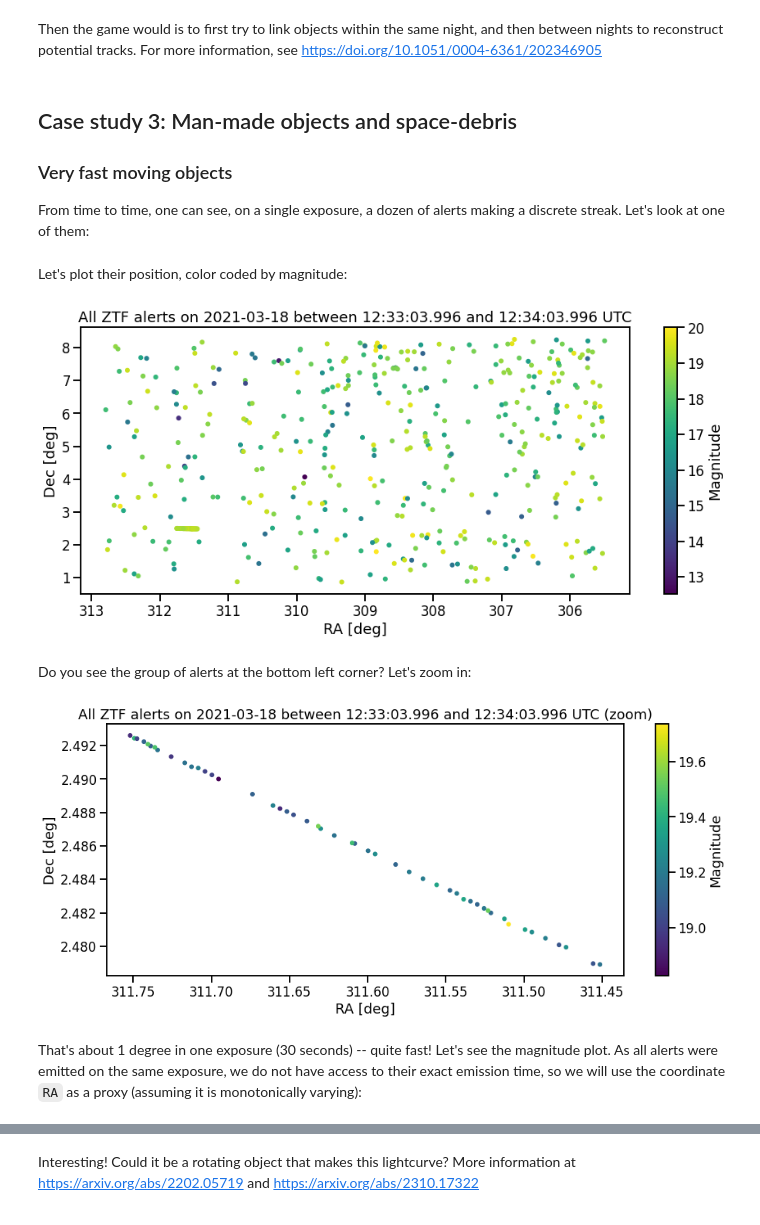
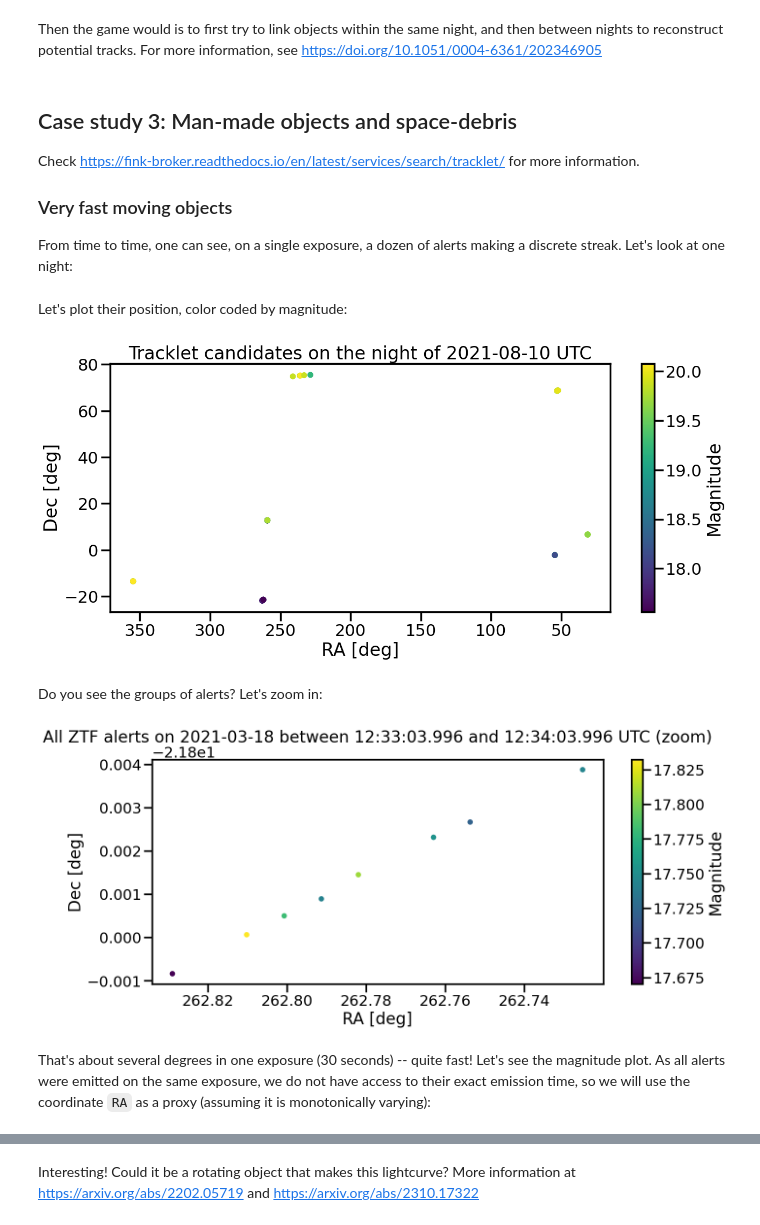
Before and after one commit to astrolabsoftware/fink-tutorials, a Jupyter notebook: sso/sso.ipynb, the cells around one changed output, grey strips where cells are left out. Drawn from its saved outputs; the diff is of its cells as text; code cells hidden in the pictures.

```diff
--- a/sso/sso.ipynb
+++ b/sso/sso.ipynb
@@ -219,16 +221,18 @@ Then the game would is to first try to link objects within the same night, and t
 # %% [markdown]
 ## Case study 3: Man-made objects and space-debris
 
+Check https://fink-broker.readthedocs.io/en/latest/services/search/tracklet/ for more information.
+
 ### Very fast moving objects
 
-From time to time, one can see, on a single exposure, a dozen of alerts making a discrete streak. Let's look at one of them:
+From time to time, one can see, on a single exposure, a dozen of alerts making a discrete streak. Let's look at one night:
 # %%
 # dates are UTC
 r = requests.post(
-  'https://fink-portal.org/api/v1/explorer',
+  'https://api.fink-portal.org/api/v1/tracklet',
   json={
-    'startdate': '2021-03-18 12:33:03.996',
-    'window': '1', # in minute
+    "date": "2021-08-10",
+    "output-format": "json"
   }
 )
 
@@ -239,25 +243,25 @@ Let's plot their position, color coded by magnitude:
 # %%
 fig = plt.figure(figsize=(15, 6))
 
 plt.scatter(
     pdfUFO['i:ra'], pdfUFO['i:dec'],
     c=pdfUFO['i:magpsf'], marker='.', cmap = 'viridis'
 )
 
 cb = plt.colorbar(label='Magnitude')
 plt.gca().invert_xaxis()
-plt.title('All ZTF alerts on 2021-03-18 between 12:33:03.996 and 12:34:03.996 UTC')
+plt.title('Tracklet candidates on the night of 2021-08-10 UTC')
 plt.xlabel('RA [deg]')
 plt.ylabel('Dec [deg]');
 # %% [output]
-[figure, old version]
+[figure, new version]
 # %% [markdown]
-Do you see the group of alerts at the bottom left corner? Let's zoom in:
+Do you see the groups of alerts? Let's zoom in:
 # %%
 fig = plt.figure(figsize=(15, 6))
 
-ra_filt = (pdfUFO['i:ra'] > 311) & (pdfUFO['i:ra'] < 312)
-dec_filt = (pdfUFO['i:dec'] > 2.4) & (pdfUFO['i:dec'] < 2.6)
+ra_filt = (pdfUFO['i:ra'] > 260) & (pdfUFO['i:ra'] < 270)
+dec_filt = (pdfUFO['i:dec'] > -22) & (pdfUFO['i:dec'] < -21.5)
 mask = ra_filt & dec_filt
 #pdfUFO['v:classification'].isin(['Solar System candidate'])
 plt.scatter(
@@ -271,9 +275,9 @@ plt.title('All ZTF alerts on 2021-03-18 between 12:33:03.996 and 12:34:03.996 UT
 plt.xlabel('RA [deg]')
 plt.ylabel('Dec [deg]');
 # %% [output]
-[figure, old version]
+[figure, new version]
 # %% [markdown]
-That's about 1 degree in one exposure (30 seconds) -- quite fast! Let's see the magnitude plot. As all alerts were emitted on the same exposure, we do not have access to their exact emission time, so we will use the coordinate `RA` as a proxy (assuming it is monotonically varying):
+That's about several degrees in one exposure (30 seconds) -- quite fast! Let's see the magnitude plot. As all alerts were emitted on the same exposure, we do not have access to their exact emission time, so we will use the coordinate `RA` as a proxy (assuming it is monotonically varying):
 # %%
 fig = plt.figure(figsize=(15, 6))
 
```
Also changed, not shown: parts of 10 cells of this notebook, 7 other files.
